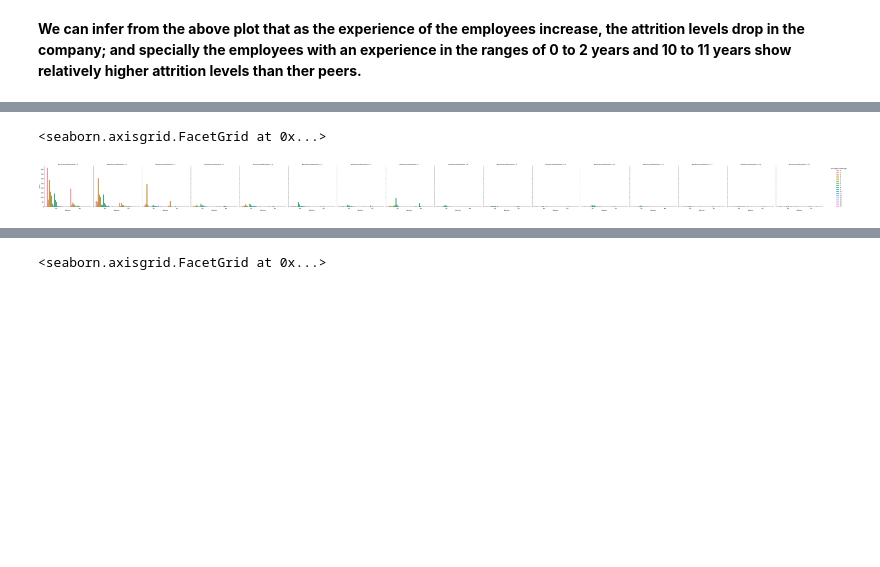
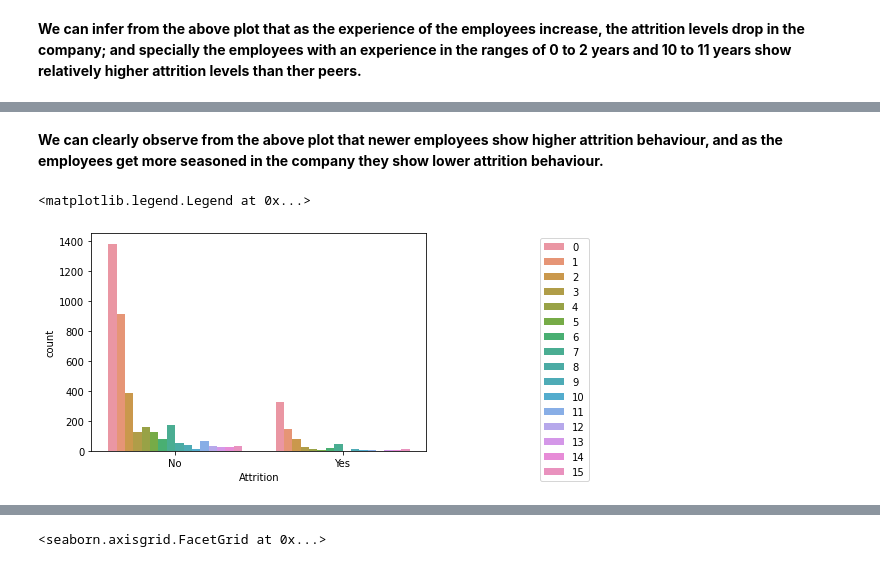
Before and after one commit to Titashmkhrj/HR_analytics_project, a Jupyter notebook: code_file.ipynb, the cells around one changed output, grey strips where cells are left out. Cells and saved outputs as stored; diff of their text form; code cells hidden in the pictures; blank space fills up the shorter version.

```diff
--- a/code_file.ipynb
+++ b/code_file.ipynb
@@ -477,6 +486,9 @@ sns.catplot(x='Attrition', hue= 'YearsAtCompany', col='TrainingTimesLastYear', d
+# %% [markdown]
+**We can clearly observe from the above plot that newer employees show higher attrition behaviour, and as the employees get more seasoned in the company they show lower attrition behaviour.**
 # %%
-# YearsSinceLastPromotion YearsWithCurrManager
-sns.catplot(x='Attrition', hue= 'YearsWithCurrManager', col='YearsSinceLastPromotion', data=data, kind='count')
+# YearsSinceLastPromotion and Attrition
+sns.countplot(x='Attrition', hue= 'YearsSinceLastPromotion', data=data)
+plt.legend(bbox_to_anchor=(1.5,1), loc="upper right")
 # %% [output]
-<seaborn.axisgrid.FacetGrid at 0x...>
+<matplotlib.legend.Legend at 0x...>
-[figure, old version]
+[figure, new version]
```
Also changed, not shown: parts of 12 cells of this notebook.
